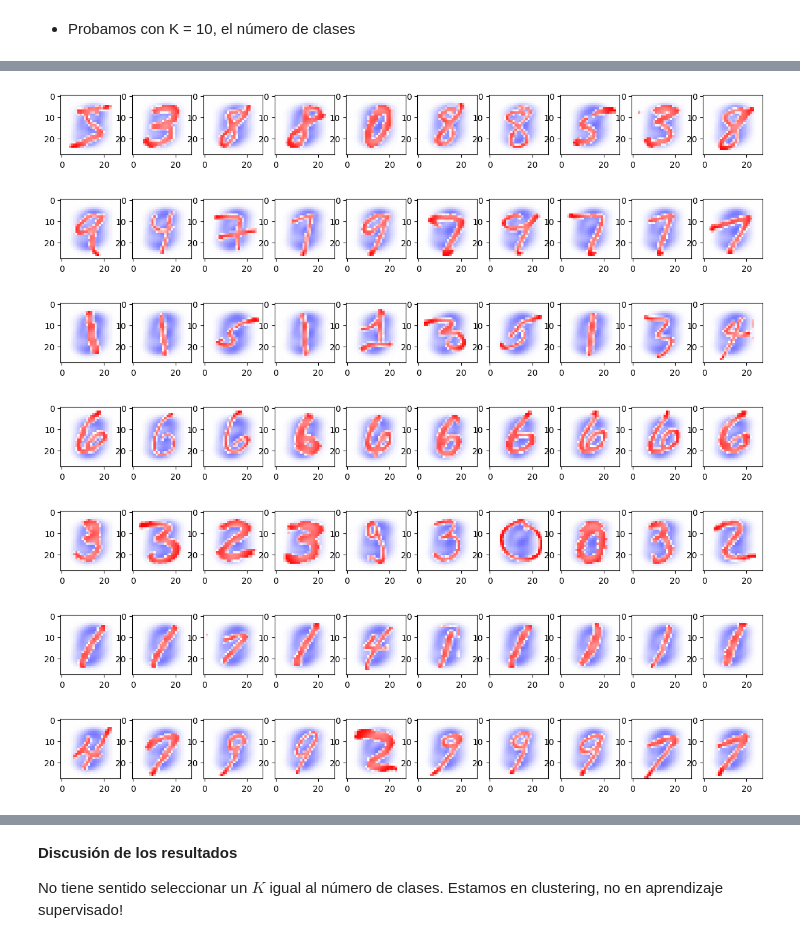
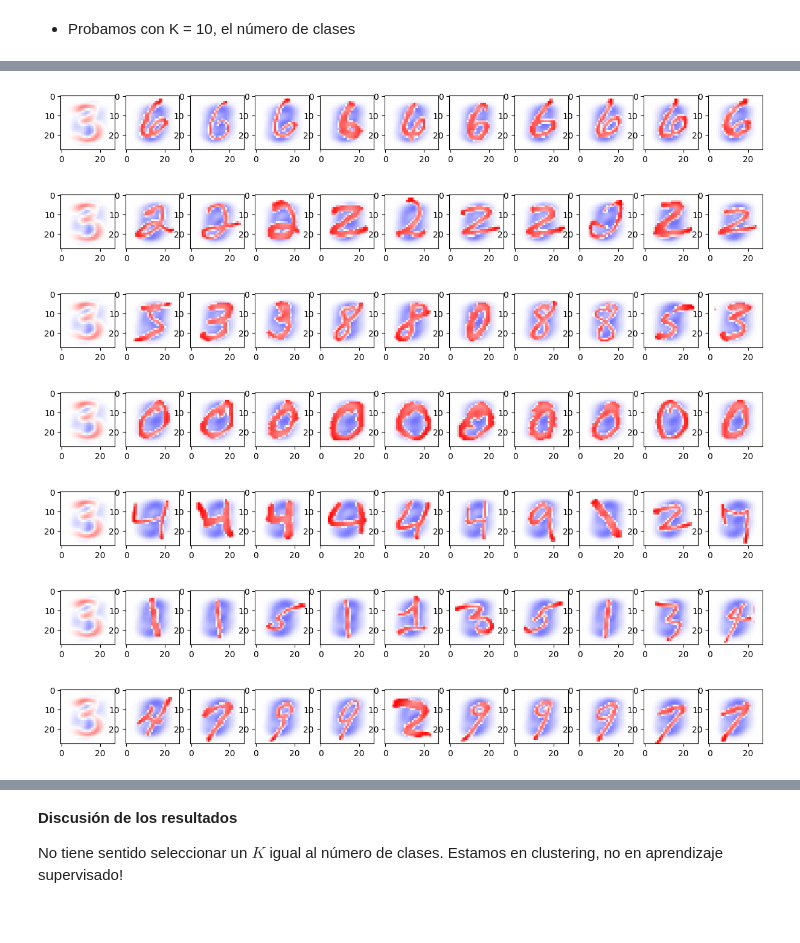
Before and after one commit to christianolivamoya/MIAX12-ML, a Jupyter notebook: notebooks/7_2_KMeans.ipynb, the cells around one changed output, grey strips where cells are left out. Cells and saved outputs as stored; diff of their text form; code cells hidden in the pictures.

Commit message:
Notebooks con ejercicios de clustering

```diff
--- a/notebooks/7_2_KMeans.ipynb
+++ b/notebooks/7_2_KMeans.ipynb
@@ -72,7 +72,8 @@ from sklearn.cluster import KMeans
 # %%
 K = 3
 
-kmeans = KMeans(n_clusters = K, init = 'random', n_init = 10).fit(datos)
+kmeans = KMeans(n_clusters = K, init = 'random', n_init = 10)
+kmeans.fit(datos)
 # %%
 clusters = kmeans.predict(datos)
 clusters
@@ -167,17 +168,20 @@ plt.show()
 # %%
+N = 10
 for c in np.unique(clusters):
   indices = np.where(clusters == c)[0]
   plt.figure(figsize=(15,4))
   plt.title("Cluster " + str(c))
-  for i in range(10):
-    plt.subplot(1,10,i+1)
+  plt.subplot(1, N+1, 1)
+  plt.imshow(center.reshape(28,28), cmap="bwr", vmin=-1, vmax=1)
+  for i in range(N):
+    plt.subplot(1,N+1,i+2)
     plt.imshow(x_train[indices][i], cmap="bwr", vmin=-1, vmax=1)
   plt.show()
 # %% [output]
-[figure, old version]
+[figure, new version]
-[figure, old version]
+[figure, new version]
-[figure, old version]
+[figure, new version]
-[figure, old version]
+[figure, new version]
-[figure, old version]
+[figure, new version]
-[figure, old version]
+[figure, new version]
-[figure, old version]
+[figure, new version]
```
Also changed, not shown: parts of 16 cells of this notebook, 2 other files.
